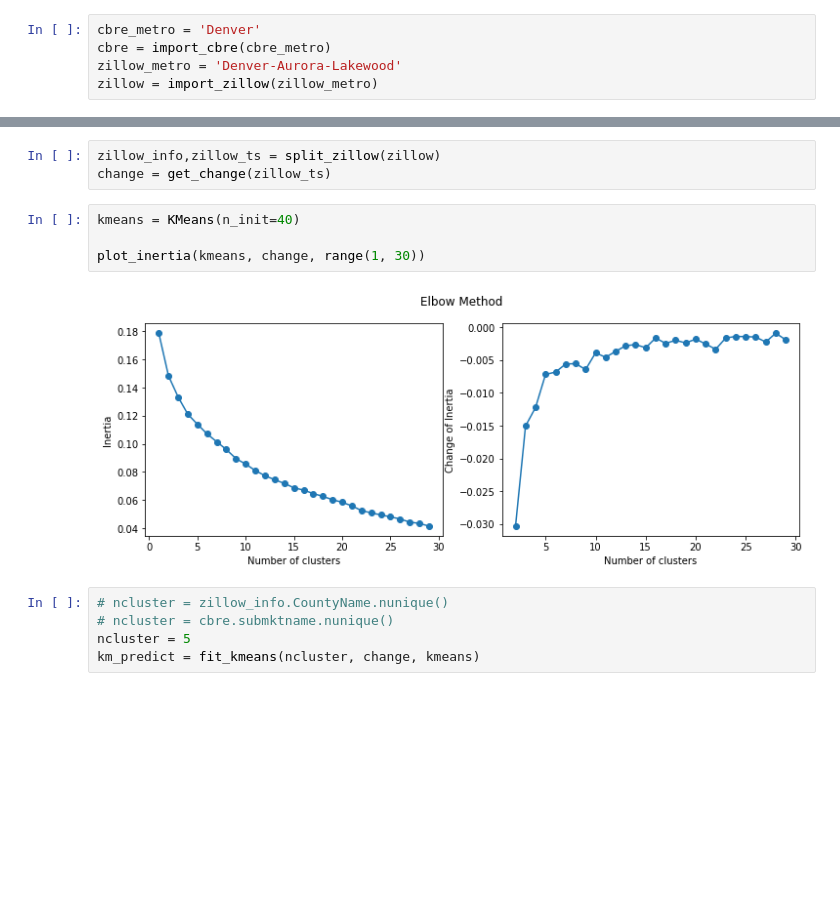
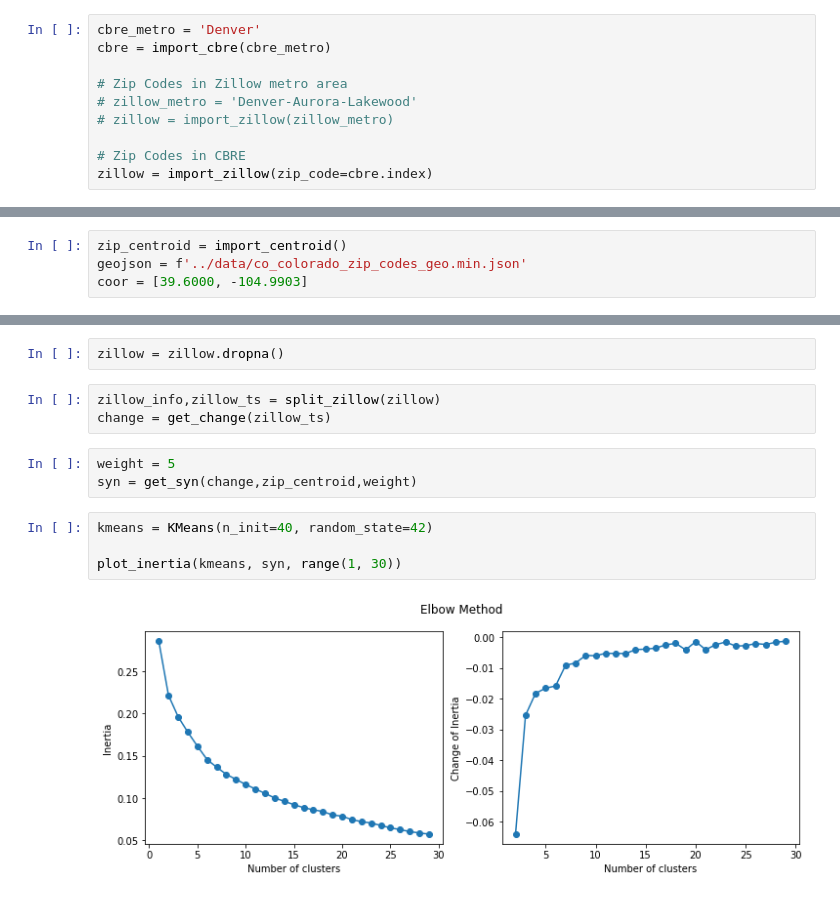
Before and after one commit to astrotyan/neighborhood, a Jupyter notebook: analysis/denver.ipynb, the cells around one changed output, grey strips where cells are left out. Drawn from its saved outputs; the diff is of its cells as text; blank space fills up the shorter version.

```diff
--- a/analysis/denver.ipynb
+++ b/analysis/denver.ipynb
@@ -17,5 +16,10 @@ The autoreload extension is already loaded. To reload it, use:
 # %%
 cbre_metro = 'Denver'
 cbre = import_cbre(cbre_metro)
-zillow_metro = 'Denver-Aurora-Lakewood'
-zillow = import_zillow(zillow_metro)
+
+# Zip Codes in Zillow metro area
+# zillow_metro = 'Denver-Aurora-Lakewood'
+# zillow = import_zillow(zillow_metro)
+
+# Zip Codes in CBRE
+zillow = import_zillow(zip_code=cbre.index)
@@ -23,0 +30,4 @@ zillow = import_zillow(zillow_metro)
+# %%
+zip_centroid = import_centroid()
+geojson = f'../data/co_colorado_zip_codes_geo.min.json'
+coor = [39.6000, -104.9903]
@@ -24,14 +76,14 @@ zillow = import_zillow(zillow_metro)
+# %%
+zillow = zillow.dropna()
 # %%
 zillow_info,zillow_ts = split_zillow(zillow)
 change = get_change(zillow_ts)
+# %%
+weight = 5
+syn = get_syn(change,zip_centroid,weight)
 # %%
-kmeans = KMeans(n_init=40)
+kmeans = KMeans(n_init=40, random_state=42)
 
-plot_inertia(kmeans, change, range(1, 30))
+plot_inertia(kmeans, syn, range(1, 30))
 # %% [output]
-[figure, old version]
+[figure, new version]
-# %%
-# ncluster = zillow_info.CountyName.nunique()
-# ncluster = cbre.submktname.nunique()
-ncluster = 5
-km_predict = fit_kmeans(ncluster, change, kmeans)
```
Also changed, not shown: parts of 33 cells of this notebook, 6 other files.
